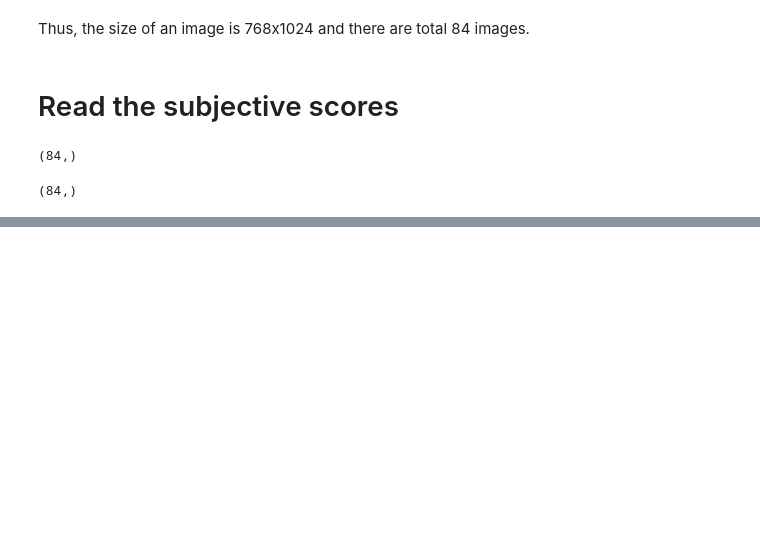
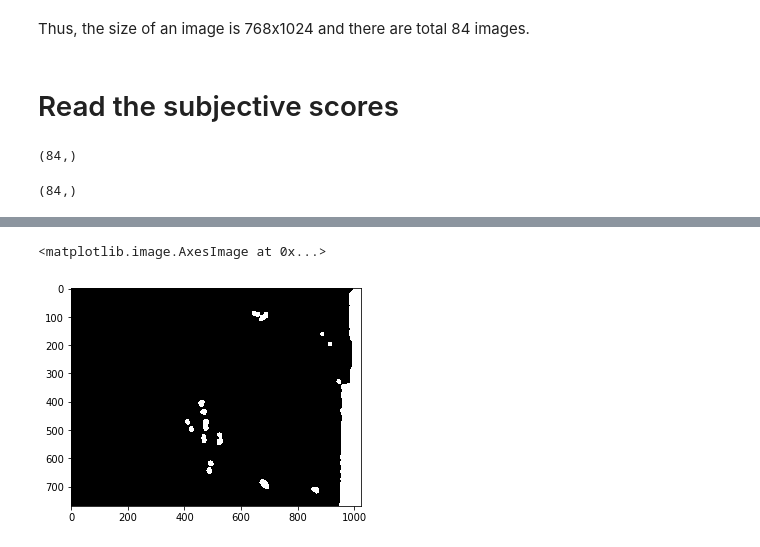
Before and after one commit to sahilbansal17/Image-Quality-Assessment, a Jupyter notebook: IQA_Project.ipynb, the cells around one changed output, grey strips where cells are left out. Cells and saved outputs as stored; diff of their text form; code cells hidden in the pictures; blank space fills up the shorter version.

```diff
--- a/IQA_Project.ipynb
+++ b/IQA_Project.ipynb
@@ -69,0 +134,5 @@ print(objective_scores.shape)
+# %%
+plt.imshow(res, cmap='gray')
+# %% [output]
+<matplotlib.image.AxesImage at 0x...>
+[figure, added]
```
Also changed, not shown: parts of 14 cells of this notebook.
